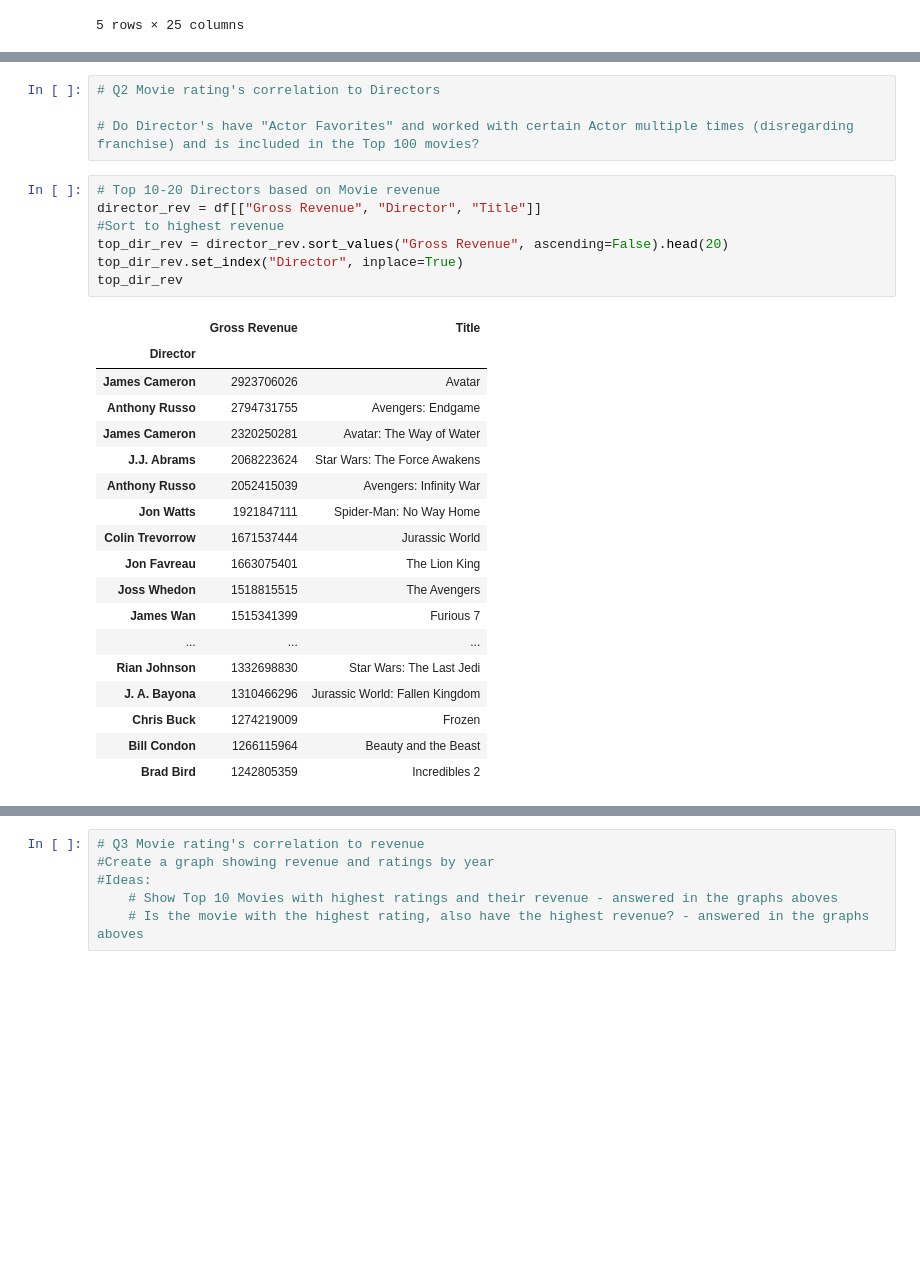
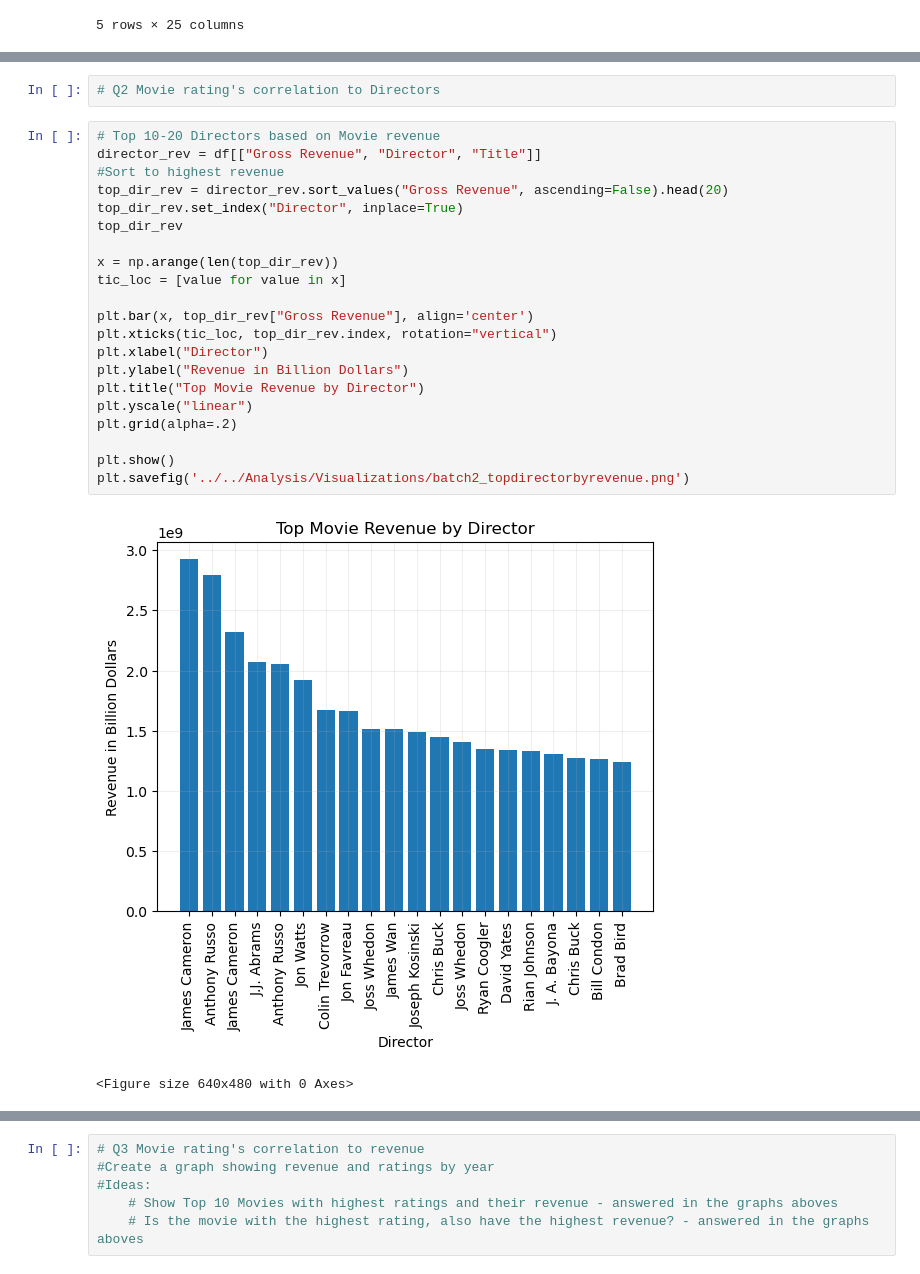
Before and after one commit to calirave/project1, a Jupyter notebook: Data Manipulation/Data Cleaning and Manipulation/Batch 2.ipynb, the cells around one changed output, grey strips where cells are left out. Saved outputs shown, nothing was run; the diff lists cells and outputs as text; blank space fills up the shorter version.

```diff
--- a/Data Manipulation/Data Cleaning and Manipulation/Batch 2.ipynb
+++ b/Data Manipulation/Data Cleaning and Manipulation/Batch 2.ipynb
@@ -108,31 +95,27 @@ labels = topactor.index
 [figure]
 # %%
 # Q2 Movie rating's correlation to Directors
-
-# Do Director's have "Actor Favorites" and worked with certain Actor multiple times (disregarding franchise) and is included in the Top 100 movies?
 # %%
 # Top 10-20 Directors based on Movie revenue
 director_rev = df[["Gross Revenue", "Director", "Title"]]
 #Sort to highest revenue
 top_dir_rev = director_rev.sort_values("Gross Revenue", ascending=False).head(20)
 top_dir_rev.set_index("Director", inplace=True)
 top_dir_rev
+
+x = np.arange(len(top_dir_rev))
+tic_loc = [value for value in x]
+
+plt.bar(x, top_dir_rev["Gross Revenue"], align='center')
+plt.xticks(tic_loc, top_dir_rev.index, rotation="vertical")
+plt.xlabel("Director")
+plt.ylabel("Revenue in Billion Dollars")
+plt.title("Top Movie Revenue by Director")
+plt.yscale("linear")
+plt.grid(alpha=.2)
+
+plt.show()
+plt.savefig('../../Analysis/Visualizations/batch2_topdirectorbyrevenue.png')
 # %% [output]
-|  | Gross Revenue | Title |
-| Director |  |  |
-| James Cameron | 2923706026 | Avatar |
-| Anthony Russo | 2794731755 | Avengers: Endgame |
-| James Cameron | 2320250281 | Avatar: The Way of Water |
-| J.J. Abrams | 2068223624 | Star Wars: The Force Awakens |
-| Anthony Russo | 2052415039 | Avengers: Infinity War |
-| Jon Watts | 1921847111 | Spider-Man: No Way Home |
-| Colin Trevorrow | 1671537444 | Jurassic World |
-| Jon Favreau | 1663075401 | The Lion King |
-| Joss Whedon | 1518815515 | The Avengers |
-| James Wan | 1515341399 | Furious 7 |
-| ... | ... | ... |
-| Rian Johnson | 1332698830 | Star Wars: The Last Jedi |
-| J. A. Bayona | 1310466296 | Jurassic World: Fallen Kingdom |
-| Chris Buck | 1274219009 | Frozen |
-| Bill Condon | 1266115964 | Beauty and the Beast |
-| Brad Bird | 1242805359 | Incredibles 2 |
+[figure, added]
+<Figure size 640x480 with 0 Axes>
```
Also changed, not shown: parts of 8 cells of this notebook, 6 other files.
